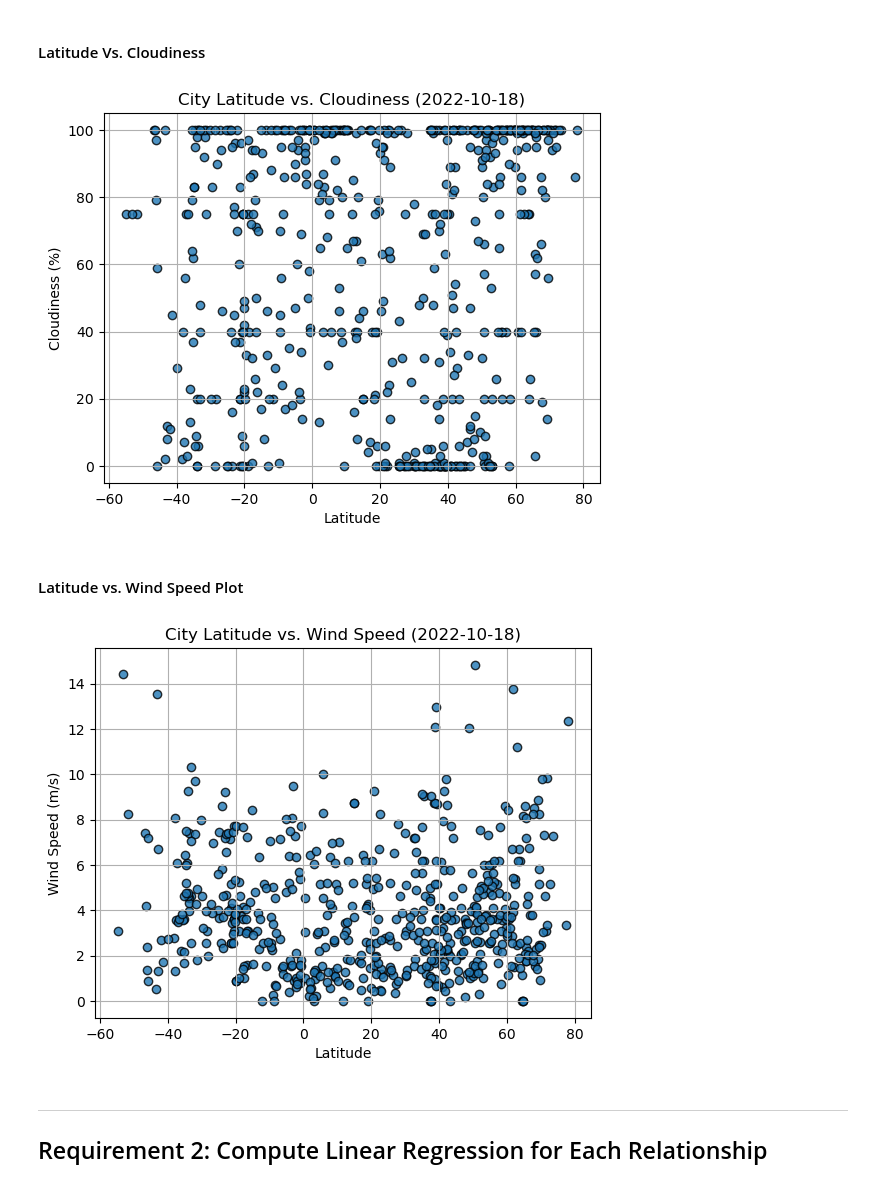
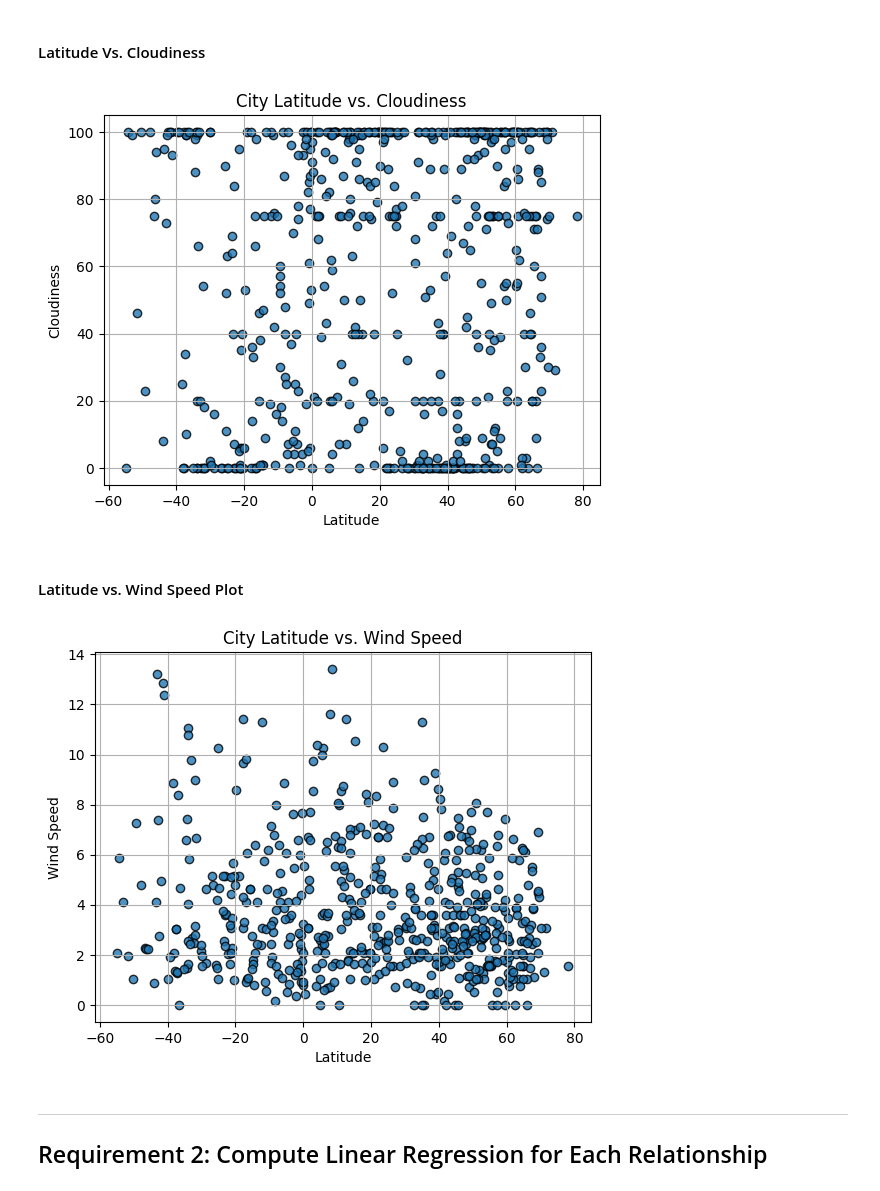
Before and after one commit to ctetreault13/python-api-challenge, a Jupyter notebook: WeatherPy.ipynb, the cells around one changed output. Cells and saved outputs as stored; diff of their text form; code cells hidden in the pictures.

```diff
--- a/WeatherPy.ipynb
+++ b/WeatherPy.ipynb
@@ -205,34 +228,44 @@ plt.show()
 #### Latitude Vs. Cloudiness
 # %%
 # Build the scatter plots for latitude vs. cloudiness
-# YOUR CODE HERE
+plt.scatter(city_data_df["Lat"], city_data_df["Cloudiness"], edgecolors= "black", linewidths=1, marker="o", alpha=0.8, label="Cities")
 
 # Incorporate the other graph properties
-# YOUR CODE HERE
 
+plt.ylabel("Cloudiness")
+plt.xlabel("Latitude")
+plt.grid(True)
+plt.title(f"City Latitude vs. Cloudiness")
 # Save the figure
 plt.savefig("output_data/Fig3.png")
 
 # Show plot
 plt.show()
 # %% [output]
-[figure, old version]
+[figure, new version]
 # %% [markdown]
 #### Latitude vs. Wind Speed Plot
 # %%
 # Build the scatter plots for latitude vs. wind speed
-# YOUR CODE HERE
+plt.scatter(city_data_df["Lat"], city_data_df["Wind Speed"], edgecolors= "black", linewidths=1, marker="o", alpha=0.8, label="Cities")
+
+# Incorporate the other graph properties
+
+plt.ylabel("Wind Speed")
+plt.xlabel("Latitude")
+plt.grid(True)
+plt.title(f"City Latitude vs. Wind Speed")
 
 # Incorporate the other graph properties
 # YOUR CODE HERE
 
 # Save the figure
 plt.savefig("output_data/Fig4.png")
 
 # Show plot
 plt.show()
 # %% [output]
-[figure, old version]
+[figure, new version]
 # %% [markdown]
 ---
 
```
Also changed, not shown: parts of 32 cells of this notebook, 6 other files.
